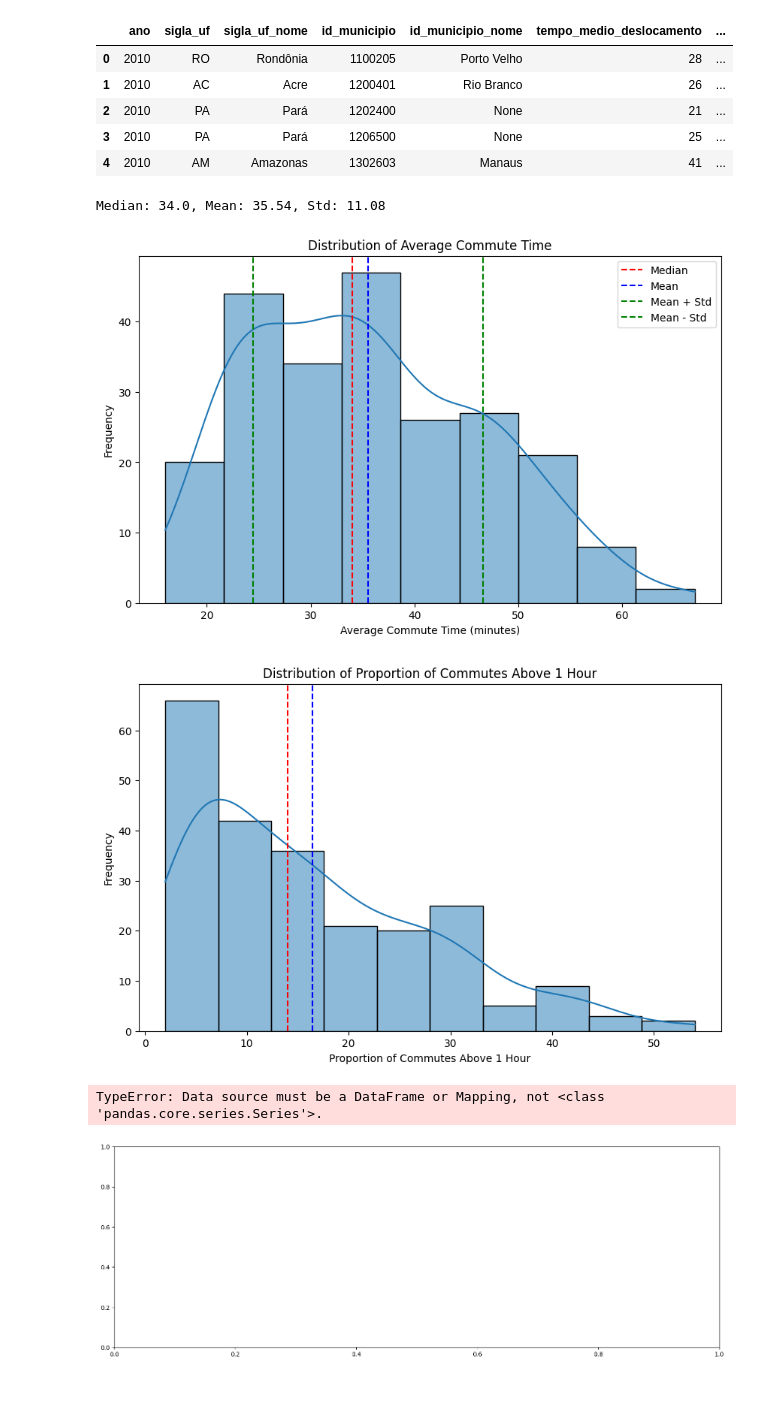
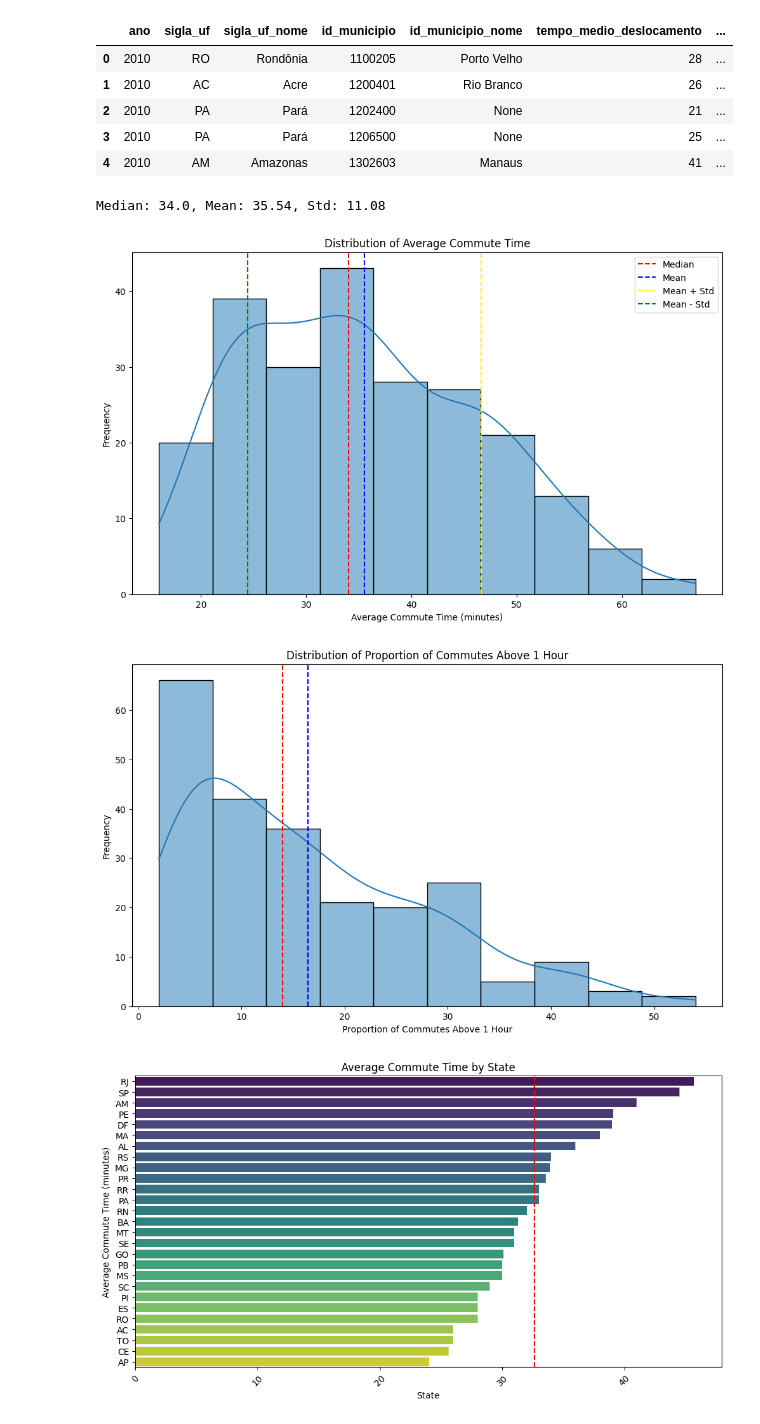
Before and after one commit to will787/assessment-of-travel-home-to-work, a Jupyter notebook: analytics/insights_eda.ipynb, the cells around one changed output. Cells and saved outputs as stored; diff of their text form; code cells hidden in the pictures; blank space fills up the shorter version.

```diff
--- a/analytics/insights_eda.ipynb
+++ b/analytics/insights_eda.ipynb
@@ -20,16 +31,16 @@ database.head()
 | 3 | 2010 | PA | Pará | 1206500 | None | 25 | ... |
 | 4 | 2010 | AM | Amazonas | 1302603 | Manaus | 41 | ... |
 # %%
-fig, ax = plt.subplots(figsize=(10, 6))
+fig, ax = plt.subplots(figsize=(12, 7))
 
 median = database['tempo_medio_deslocamento'].median()
 mean = database['tempo_medio_deslocamento'].mean()
 std = database['tempo_medio_deslocamento'].std()
 print(f"Median: {median}, Mean: {mean.round(2)}, Std: {std.round(2)}")
-sns.histplot(database['tempo_medio_deslocamento'], kde=True)
+sns.histplot(database['tempo_medio_deslocamento'], kde=True, bins=10)
 plt.axvline(median, color='red', linestyle='--', label='Median')
 plt.axvline(mean, color='blue', linestyle='--', label='Mean')
-plt.axvline(mean + std, color='green', linestyle='--', label='Mean + Std')
+plt.axvline(mean + std, color='yellow', linestyle='--', label='Mean + Std')
 plt.axvline(mean - std, color='green', linestyle='--', label='Mean - Std')
 plt.title('Distribution of Average Commute Time')
 plt.xlabel('Average Commute Time (minutes)')
@@ -38,11 +49,11 @@ plt.legend()
 plt.show()
 # %% [output]
 Median: 34.0, Mean: 35.54, Std: 11.08
-[figure, old version]
+[figure, new version]
 # %%
 # for grouping less than 1 hour - percent for 1 hour or more
 
-fig, ax = plt.subplots(figsize=(10, 6))
+fig, ax = plt.subplots(figsize=(12, 7))
 sns.histplot(database['prop_deslocamento_acima_1_hora'], kde=True)
 plt.axvline(database['prop_deslocamento_acima_1_hora'].median(), color='red', linestyle='--', label='Median')
 plt.axvline(database['prop_deslocamento_acima_1_hora'].mean(), color='blue', linestyle='--', label='Mean')
@@ -51,21 +62,20 @@ plt.xlabel('Proportion of Commutes Above 1 Hour')
 plt.ylabel('Frequency')
 plt.show()
 # %% [output]
-[figure, old version]
+[figure, new version]
 # %%
 grouping_df = database.groupby('sigla_uf')['tempo_medio_deslocamento'].agg(['mean', 'median', 'std', 'count']).reset_index()
-grouping_df_sort_values = grouping_df.sort_values(by='count', ascending=False)
 
-# Sort states by mean commute time (descending)
-order = grouping_df_sort_values.sort_values('mean', ascending=False)['sigla_uf']
+order = grouping_df.sort_values('mean', ascending=False)['sigla_uf']
 
-fig, ax = plt.subplots(figsize=(18, 6))
-sns.barplot(x='sigla_uf', y='mean', data=grouping_df_sort_values, palette='viridis', order=order)
+fig, ax = plt.subplots(figsize=(12, 6))
+sns.barplot(y='sigla_uf', x='mean', data=grouping_df, palette='viridis', order=order)
+plt.axvline(grouping_df['mean'].mean(), color='red', linestyle='--', label='Mean of Means')
+
 plt.xticks(rotation=45)
 plt.title('Average Commute Time by State')
 plt.xlabel('State')
 plt.ylabel('Average Commute Time (minutes)')
 plt.show()
 # %% [output]
-TypeError: Data source must be a DataFrame or Mapping, not <class 'pandas.core.series.Series'>.
-[figure, old version]
+[figure, new version]
```
Also changed, not shown: parts of 3 cells of this notebook, 5 other files.
